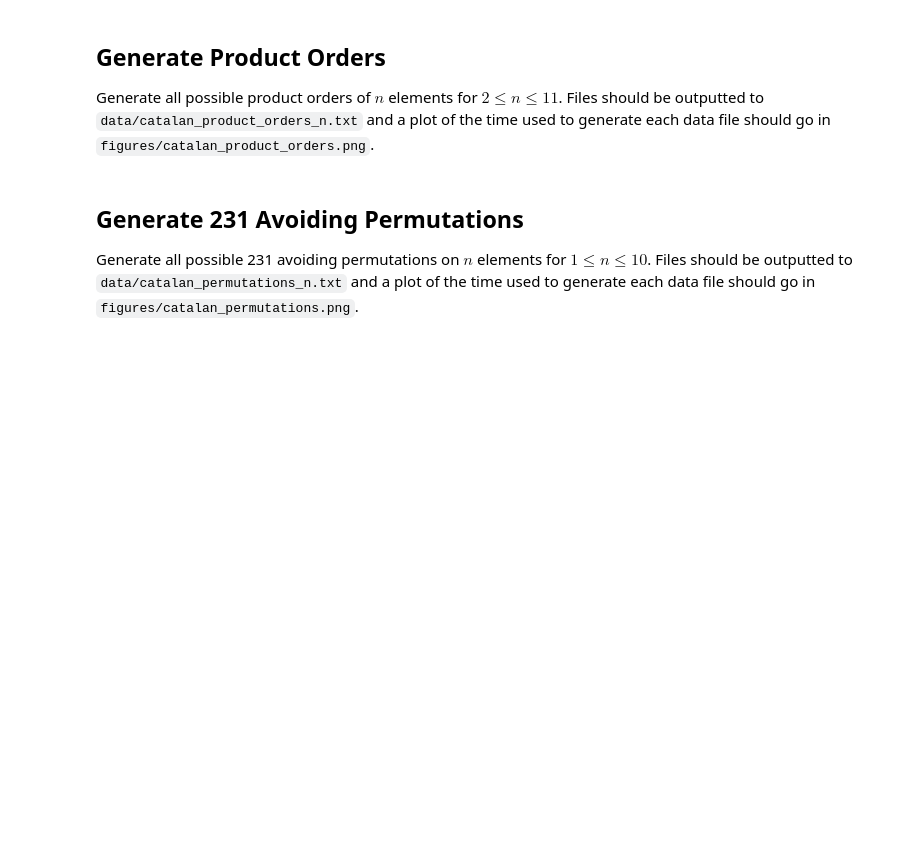
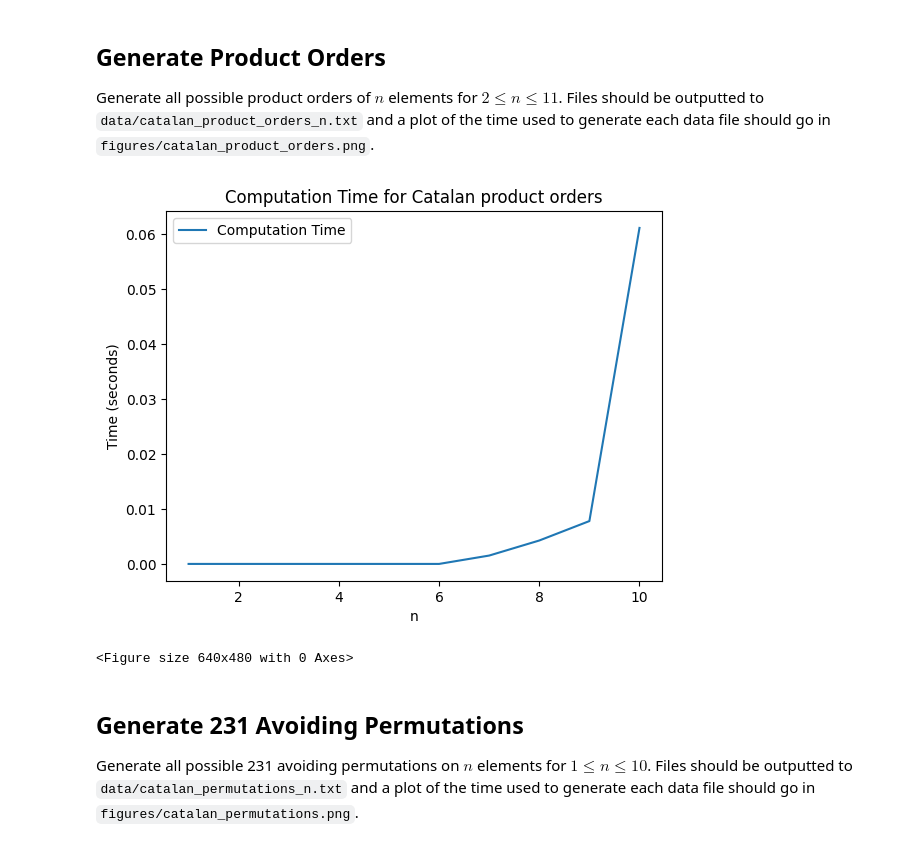
Before and after one commit to brightperson/Math-480, a Jupyter notebook: 6_18_2024_catalan/main.ipynb, the cells around one changed output. Saved outputs shown, nothing was run; the diff lists cells and outputs as text; code cells hidden in the pictures; blank space fills up the shorter version.

```diff
--- a/6_18_2024_catalan/main.ipynb
+++ b/6_18_2024_catalan/main.ipynb
@@ -38,9 +39,30 @@ NameError: name 'time' is not defined
 ## Generate Product Orders
 
 Generate all possible product orders of $n$ elements for $2 \le n \le 11$. Files should be outputted to `data/catalan_product_orders_n.txt` and a plot of the time used to generate each data file should go in `figures/catalan_product_orders.png`.
-# %%
-for n in range(2, 12):
-  pass
+# %%
+time_list = []
+
+with open('data/catalan_product_orders_n.txt', 'w') as file:
+    for n in range(1, 11):
+        start_time = time.time()
+
+        file.write(str(catalan.product_orders(n)))
+        end_time = time.time()
+
+        computation_time = end_time - start_time
+        time_list.append(computation_time)
+
+# Plotting the results
+plt.plot(range(1, 11), time_list, label='Computation Time')
+plt.xlabel('n')
+plt.ylabel('Time (seconds)')
+plt.title('Computation Time for Catalan product orders')
+plt.legend()
+plt.show()
+plt.savefig('figures/catalan_product_orders.png')
+# %% [output]
+[figure, added]
+<Figure size 640x480 with 0 Axes>
 # %% [markdown]
 ## Generate 231 Avoiding Permutations
 
```
Also changed, not shown: parts of 6 cells of this notebook, 8 other files.
